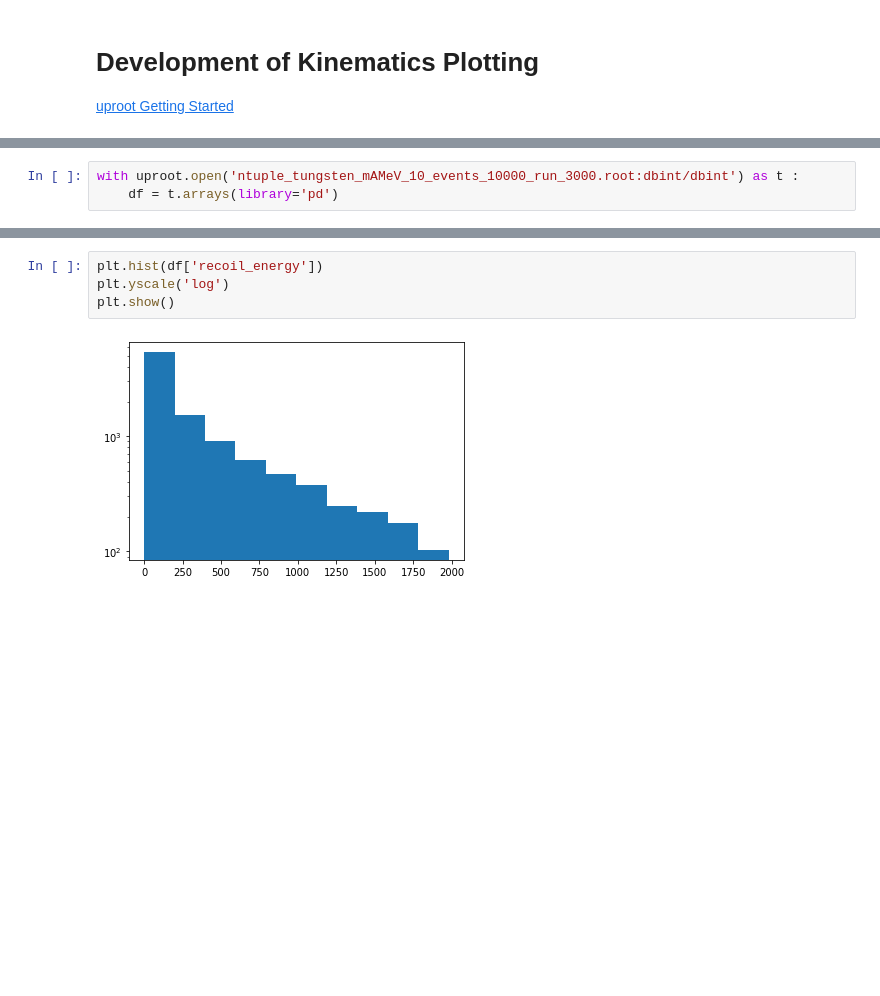
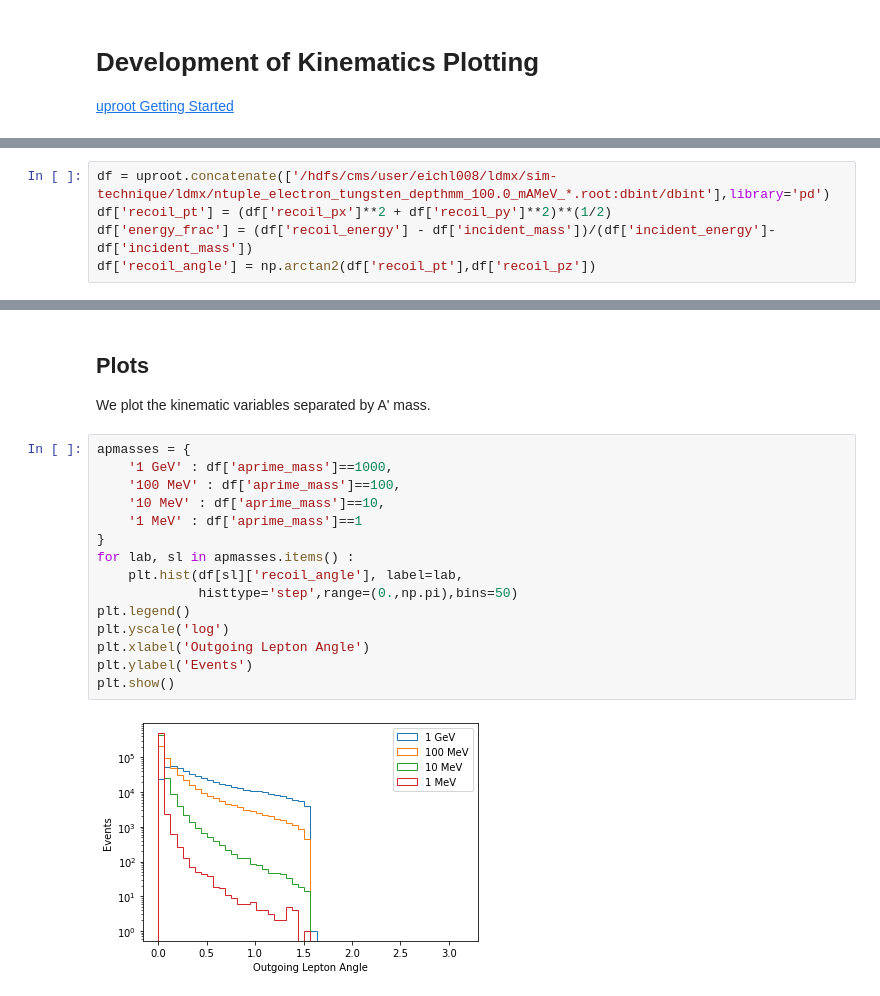
Before and after one commit to tomeichlersmith/ldmx-sim-technique, a Jupyter notebook: ana/plot-dev.ipynb, the cells around one changed output, grey strips where cells are left out. Drawn from its saved outputs; the diff is of its cells as text; blank space fills up the shorter version.

Commit message:
refine plot making structure

```diff
--- a/ana/plot-dev.ipynb
+++ b/ana/plot-dev.ipynb
@@ -7,3 +11,5 @@ import matplotlib.pyplot as plt
 # %%
-with uproot.open('ntuple_tungsten_mAMeV_10_events_10000_run_3000.root:dbint/dbint') as t :
-    df = t.arrays(library='pd')
+df = uproot.concatenate(['/hdfs/cms/user/eichl008/ldmx/sim-technique/ldmx/ntuple_electron_tungsten_depthmm_100.0_mAMeV_*.root:dbint/dbint'],library='pd')
+df['recoil_pt'] = (df['recoil_px']**2 + df['recoil_py']**2)**(1/2)
+df['energy_frac'] = (df['recoil_energy'] - df['incident_mass'])/(df['incident_energy']-df['incident_mass'])
+df['recoil_angle'] = np.arctan2(df['recoil_pt'],df['recoil_pz'])
@@ -10,6 +32,20 @@ with uproot.open('ntuple_tungsten_mAMeV_10_events_10000_run_3000.root:dbint/dbin
+# %% [markdown]
+## Plots
+We plot the kinematic variables separated by A' mass.
 # %%
-plt.hist(df['recoil_energy'])
+apmasses = {
+    '1 GeV' : df['aprime_mass']==1000,
+    '100 MeV' : df['aprime_mass']==100,
+    '10 MeV' : df['aprime_mass']==10,
+    '1 MeV' : df['aprime_mass']==1
+}
+for lab, sl in apmasses.items() :
+    plt.hist(df[sl]['recoil_angle'], label=lab,
+             histtype='step',range=(0.,np.pi),bins=50)
+plt.legend()
 plt.yscale('log')
+plt.xlabel('Outgoing Lepton Angle')
+plt.ylabel('Events')
 plt.show()
 # %% [output]
-[figure, old version]
+[figure, new version]
```
Also changed, not shown: parts of 4 cells of this notebook.
